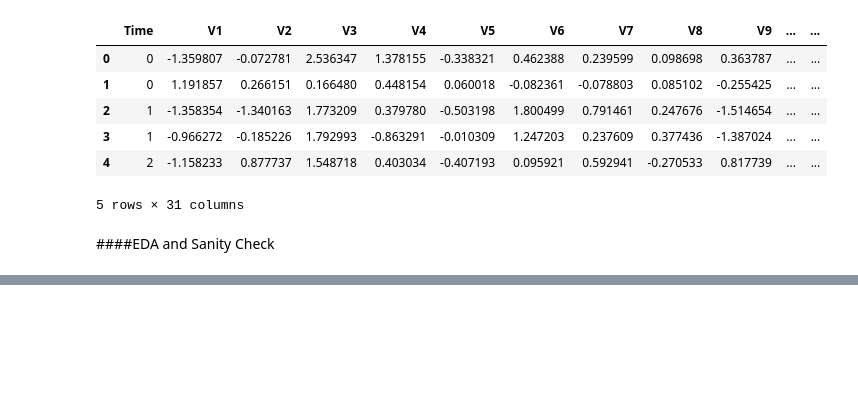
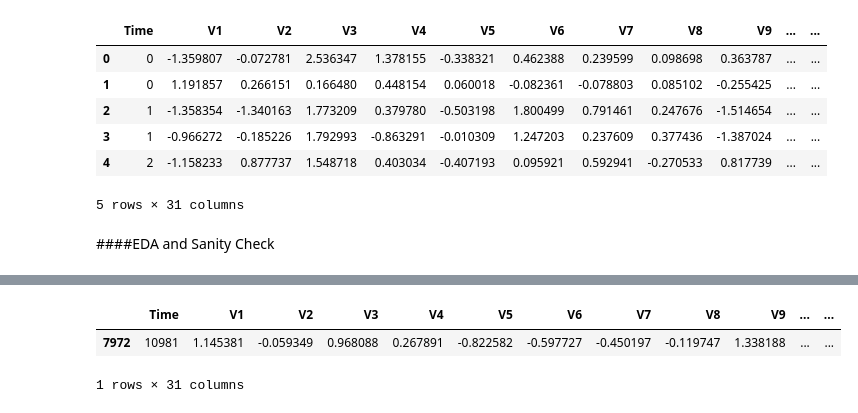
Before and after one commit to RansiluRanasinghe/Credit-Card-Fraud-Detection, a Jupyter notebook: Notebook/Credit_Card_Fraud_Detection_with_Random_Forest.ipynb, the cells around one changed output, grey strips where cells are left out. Drawn from its saved outputs; the diff is of its cells as text; code cells hidden in the pictures; blank space fills up the shorter version.

```diff
--- a/Notebook/Credit_Card_Fraud_Detection_with_Random_Forest.ipynb
+++ b/Notebook/Credit_Card_Fraud_Detection_with_Random_Forest.ipynb
@@ -32,0 +55,6 @@ df.head()
+# %%
+df[df.isnull().any(axis=1)]
+# %% [output]
+|  | Time | V1 | V2 | V3 | V4 | V5 | V6 | V7 | V8 | V9 | ... | ... |
+| 7972 | 10981 | 1.145381 | -0.059349 | 0.968088 | 0.267891 | -0.822582 | -0.597727 | -0.450197 | -0.119747 | 1.338188 | ... | ... |
+1 rows × 31 columns
```
Also changed, not shown: parts of 12 cells of this notebook.
